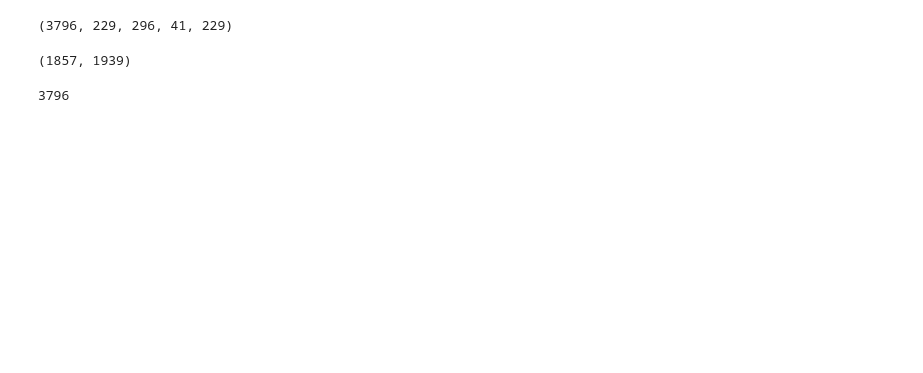
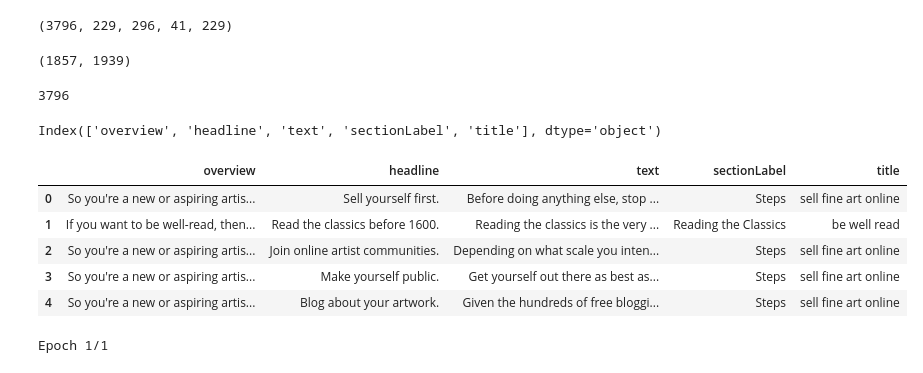
Before and after one commit to feay1234/WikiHow-Task-Based, a Jupyter notebook: AKG Experiments.ipynb, the cells around one changed output. Cells and saved outputs as stored; diff of their text form; code cells hidden in the pictures; blank space fills up the shorter version.

Commit message:
supervised model

```diff
--- a/AKG Experiments.ipynb
+++ b/AKG Experiments.ipynb
@@ -118,6 +118,12 @@ labeled_ranked_list
 df_wiki = pd.read_csv("data/wikihowSep.csv")
 df_wiki['headline'] = df_wiki['headline'].str.replace("\n", "")
 df_wiki['title'] = df_wiki['title'].str.replace("How to", "")
+# %%
+df_wiki['overview'] = df_wiki['overview'].astype(str)
+df_wiki['headline'] = df_wiki['headline'].astype(str)
+df_wiki['text'] = df_wiki['text'].astype(str)
+df_wiki['sectionLabel'] = df_wiki['sectionLabel'].astype(str)
+df_wiki['title'] = df_wiki['title'].astype(str)
 # %%
 df_wiki['title'] = df_wiki['title'].str.lower()
 # %%
@@ -357,0 +410,13 @@ len(df)
+# %%
+df_wiki.columns
+# %% [output]
+Index(['overview', 'headline', 'text', 'sectionLabel', 'title'], dtype='object')
+# %%
+df_wiki.head()
+# %% [output]
+|  | overview | headline | text | sectionLabel | title |
+| 0 | So you're a new or aspiring artis... | Sell yourself first. | Before doing anything else, stop ... | Steps | sell fine art online |
+| 1 | If you want to be well-read, then... | Read the classics before 1600. | Reading the classics is the very ... | Reading the Classics | be well read |
+| 2 | So you're a new or aspiring artis... | Join online artist communities. | Depending on what scale you inten... | Steps | sell fine art online |
+| 3 | So you're a new or aspiring artis... | Make yourself public. | Get yourself out there as best as... | Steps | sell fine art online |
+| 4 | So you're a new or aspiring artis... | Blog about your artwork. | Given the hundreds of free bloggi... | Steps | sell fine art online |
@@ -357,0 +464,4 @@ len(df)
+# %%
+model.fit([train_query, train_doc], train_y)
+# %% [output]
+Epoch 1/1
```
Also changed, not shown: parts of 16 cells of this notebook.
